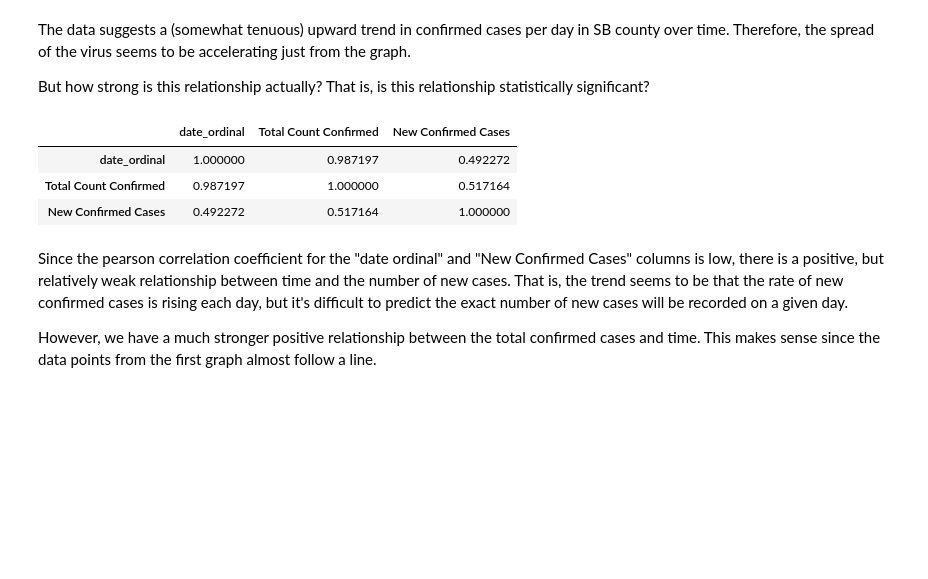
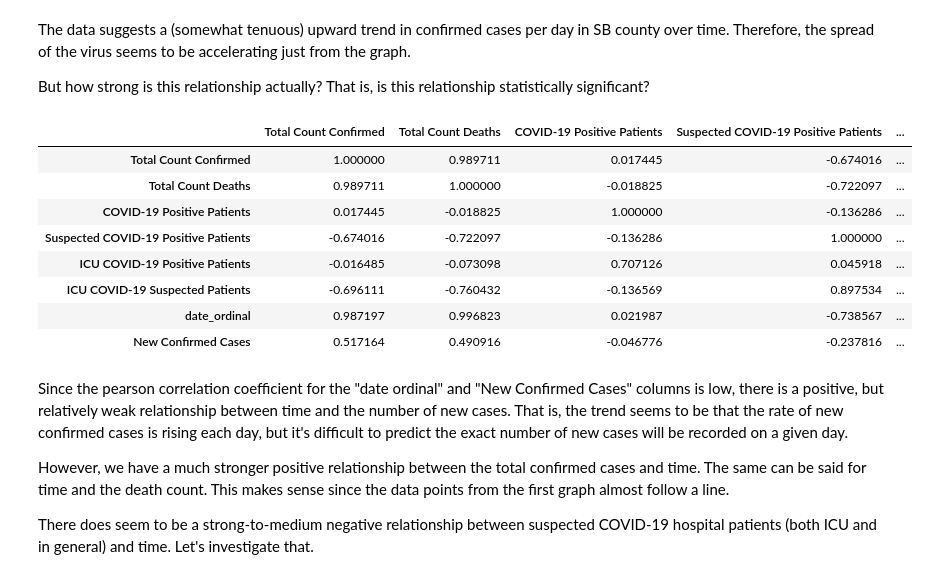
Before and after one commit to SarahEGood/covid19-SB, a Jupyter notebook: San_Bernardino_COVID-19_Data.ipynb, the cells around one changed output. Drawn from its saved outputs; the diff is of its cells as text; code cells hidden in the pictures; blank space fills up the shorter version.

Commit message:
feat: Calculates pearson coeff for all variables.

```diff
--- a/San_Bernardino_COVID-19_Data.ipynb
+++ b/San_Bernardino_COVID-19_Data.ipynb
@@ -126,15 +126,23 @@ plt.show()
 The data suggests a (somewhat tenuous) upward trend in confirmed cases per day in SB county over time. Therefore, the spread of the virus seems to be accelerating just from the graph.
 
 But how strong is this relationship actually? That is, is this relationship statistically significant?
-# %%
-pearsoncorr = df_sb[["date_ordinal", "Total Count Confirmed", "New Confirmed Cases"]].corr(method='pearson')
-pearsoncorr
-# %% [output]
-|  | date_ordinal | Total Count Confirmed | New Confirmed Cases |
-| date_ordinal | 1.000000 | 0.987197 | 0.492272 |
-| Total Count Confirmed | 0.987197 | 1.000000 | 0.517164 |
-| New Confirmed Cases | 0.492272 | 0.517164 | 1.000000 |
+# %%
+# We will calculate pearson correlation coefficients on all columns to see if there are other relationships we'd like to investigate.
+pearsoncorr = df_sb.corr(method='pearson')
+pearsoncorr
+# %% [output]
+|  | Total Count Confirmed | Total Count Deaths | COVID-19 Positive Patients | Suspected COVID-19 Positive Patients | ... |
+| Total Count Confirmed | 1.000000 | 0.989711 | 0.017445 | -0.674016 | ... |
+| Total Count Deaths | 0.989711 | 1.000000 | -0.018825 | -0.722097 | ... |
+| COVID-19 Positive Patients | 0.017445 | -0.018825 | 1.000000 | -0.136286 | ... |
+| Suspected COVID-19 Positive Patients | -0.674016 | -0.722097 | -0.136286 | 1.000000 | ... |
+| ICU COVID-19 Positive Patients | -0.016485 | -0.073098 | 0.707126 | 0.045918 | ... |
+| ICU COVID-19 Suspected Patients | -0.696111 | -0.760432 | -0.136569 | 0.897534 | ... |
+| date_ordinal | 0.987197 | 0.996823 | 0.021987 | -0.738567 | ... |
+| New Confirmed Cases | 0.517164 | 0.490916 | -0.046776 | -0.237816 | ... |
 # %% [markdown]
 Since the pearson correlation coefficient for the "date ordinal" and "New Confirmed Cases" columns is low, there is a positive, but relatively weak relationship between time and the number of new cases. That is, the trend seems to be that the rate of new confirmed cases is rising each day, but it's difficult to predict the exact number of new cases will be recorded on a given day.
 
-However, we have a much stronger positive relationship between the total confirmed cases and time. This makes sense since the data points from the first graph almost follow a line.
+However, we have a much stronger positive relationship between the total confirmed cases and time. The same can be said for time and the death count. This makes sense since the data points from the first graph almost follow a line.
+
+There does seem to be a strong-to-medium negative relationship between suspected COVID-19 hospital patients (both ICU and in general) and time. Let's investigate that.
```
